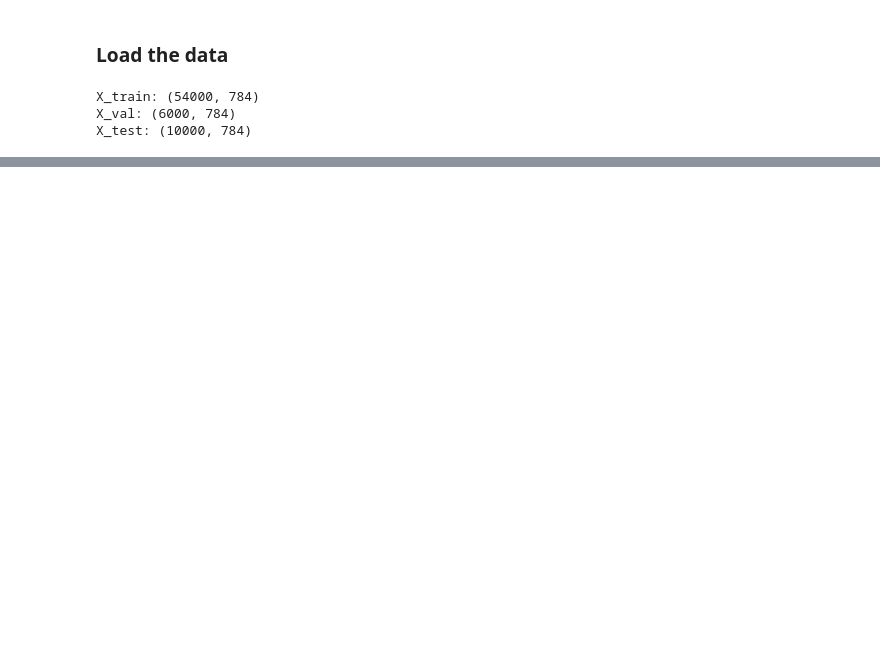
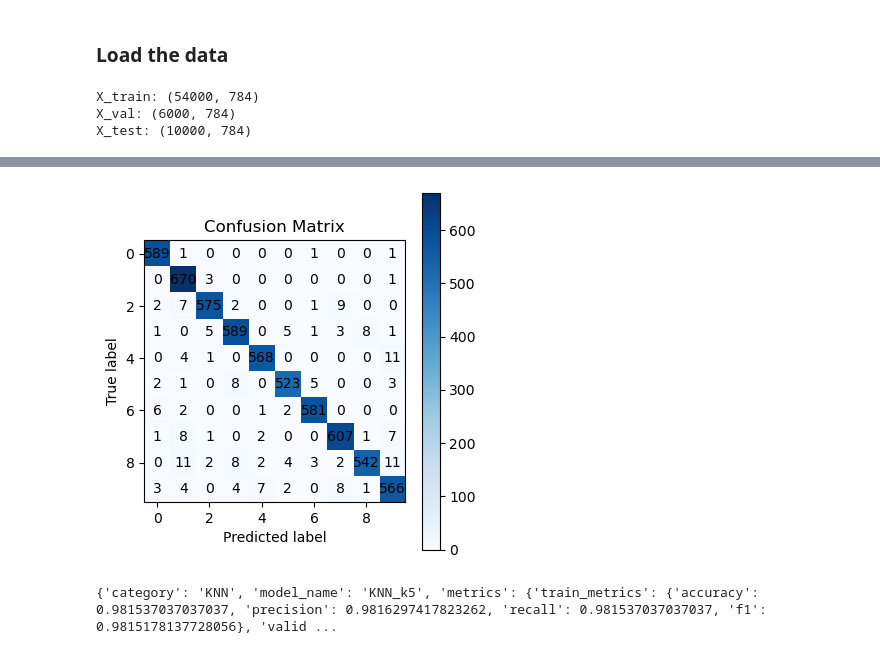
Before and after one commit to leyla-louache/mnist-project, a Jupyter notebook: notebooks/03_logistic_regression.ipynb, the cells around one changed output, grey strips where cells are left out. Cells and saved outputs as stored; diff of their text form; code cells hidden in the pictures; blank space fills up the shorter version.

```diff
--- a/notebooks/03_logistic_regression.ipynb
+++ b/notebooks/03_logistic_regression.ipynb
@@ -96,19 +185,0 @@ F1 score : 0.9204
-# %%
-y_train_pred = baseline_model.predict(X_train)
-y_val_pred   = baseline_model.predict(X_val)
-y_test_pred  = baseline_model.predict(X_test)
-# %%
-print("Train Evaluation")
-train_metrics = evaluate_classification(
-    y_train, y_train_pred, plot=False, title="Logistic Regression Train"
-)
-print("**********************")
-print("Validation Evaluation")
-val_metrics = evaluate_classification(
-    y_val, y_val_pred, plot=False, title="Logistic Regression Validation"
-)
-print("**********************")
-print("Test Evaluation")
-test_metrics = evaluate_classification(
-    y_test, y_test_pred, plot=False, title="Logistic Regression Test"
-)
@@ -157,0 +251,49 @@ weighted avg       0.92      0.92      0.92     10000
+# %%
+from sklearn.neighbors import KNeighborsClassifier
+
+knn_model = KNeighborsClassifier(n_neighbors=5)
+knn_model.fit(X_train, y_train)
+
+# Predictions
+y_train_pred = knn_model.predict(X_train)
+y_val_pred   = knn_model.predict(X_val)
+
+# Evaluation
+train_metrics = evaluate_classification(
+    y_train,
+    y_train_pred,
+    plot=False,
+    title="KNN (k=5) - Train"
+)
+
+val_metrics = evaluate_classification(
+    y_val,
+    y_val_pred,
+    plot=True,
+    title="KNN (k=5) - Validation"
+)
+
+# Return Results
+
+results = {
+    "train_metrics": train_metrics,
+    "validation_metrics": val_metrics,
+    "scores": {
+        "train_accuracy": train_metrics["accuracy"],
+        "validation_accuracy": val_metrics["accuracy"]
+    },
+    "overfitting_gap": train_metrics["accuracy"] - val_metrics["accuracy"]
+}
+
+# Save on json file
+save_result(
+    model_name="KNN_k5",
+    category="KNN",
+    metrics=results,
+    params=knn_model.get_params(),
+    data_info={
+        "n_train": len(X_train),
+        "n_validation": len(X_val)
+    }
+)
+# %% [output]
@@ -157,0 +315,2 @@ weighted avg       0.92      0.92      0.92     10000
+[figure, added]
+{'category': 'KNN', 'model_name': 'KNN_k5', 'metrics': {'train_metrics': {'accuracy': 0.981537037037037, 'precision': 0.9816297417823262, 'recall': 0.981537037037037, 'f1': 0.9815178137728056}, 'valid ...
```
Also changed, not shown: parts of 44 cells of this notebook.
